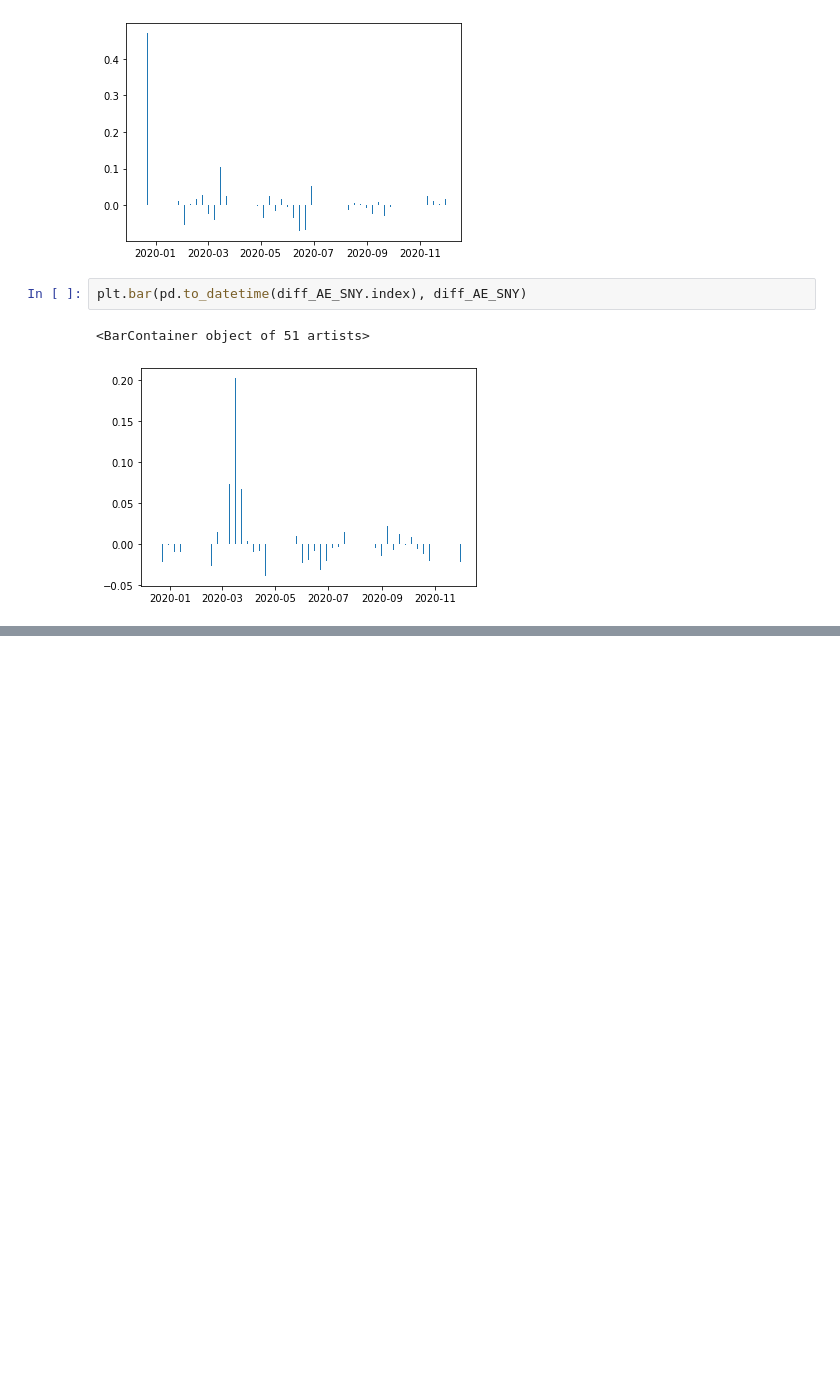
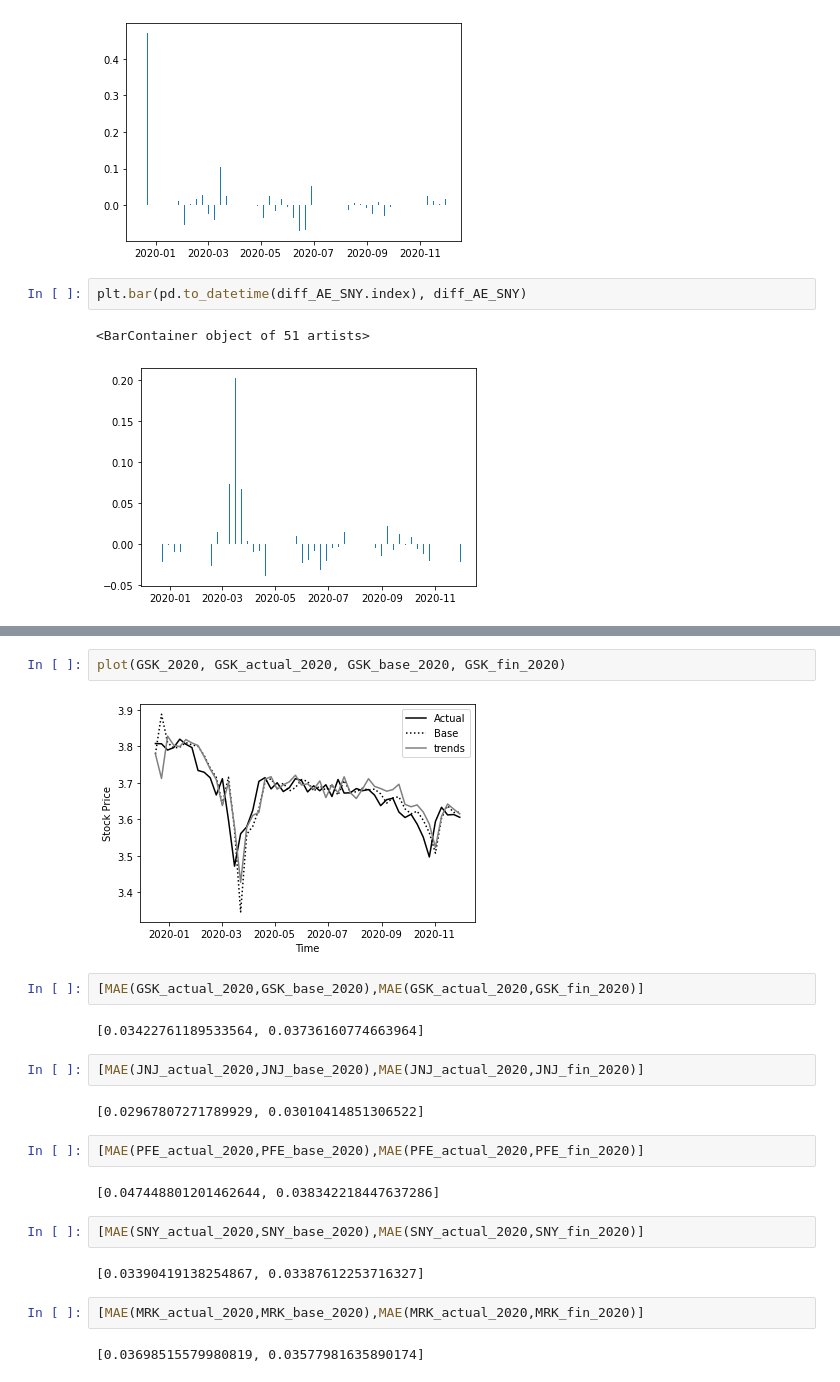
Before and after one commit to epfl-ada/ada-2020-project-milestone-p3-p3_illusions, a Jupyter notebook: extension_2020.ipynb, the cells around one changed output, grey strips where cells are left out. Drawn from its saved outputs; the diff is of its cells as text; blank space fills up the shorter version.

```diff
--- a/extension_2020.ipynb
+++ b/extension_2020.ipynb
@@ -444,0 +475,24 @@ plt.bar(pd.to_datetime(diff_AE_SNY.index), diff_AE_SNY)
+# %%
+plot(GSK_2020, GSK_actual_2020, GSK_base_2020, GSK_fin_2020)
+# %% [output]
+[figure, added]
+# %%
+[MAE(GSK_actual_2020,GSK_base_2020),MAE(GSK_actual_2020,GSK_fin_2020)]
+# %% [output]
+[0.03422761189533564, 0.03736160774663964]
+# %%
+[MAE(JNJ_actual_2020,JNJ_base_2020),MAE(JNJ_actual_2020,JNJ_fin_2020)]
+# %% [output]
+[0.02967807271789929, 0.03010414851306522]
+# %%
+[MAE(PFE_actual_2020,PFE_base_2020),MAE(PFE_actual_2020,PFE_fin_2020)]
+# %% [output]
+[0.047448801201462644, 0.038342218447637286]
+# %%
+[MAE(SNY_actual_2020,SNY_base_2020),MAE(SNY_actual_2020,SNY_fin_2020)]
+# %% [output]
+[0.03390419138254867, 0.03387612253716327]
+# %%
+[MAE(MRK_actual_2020,MRK_base_2020),MAE(MRK_actual_2020,MRK_fin_2020)]
+# %% [output]
+[0.03698515579980819, 0.03577981635890174]
```
Also changed, not shown: parts of 13 cells of this notebook, 5 other files.
